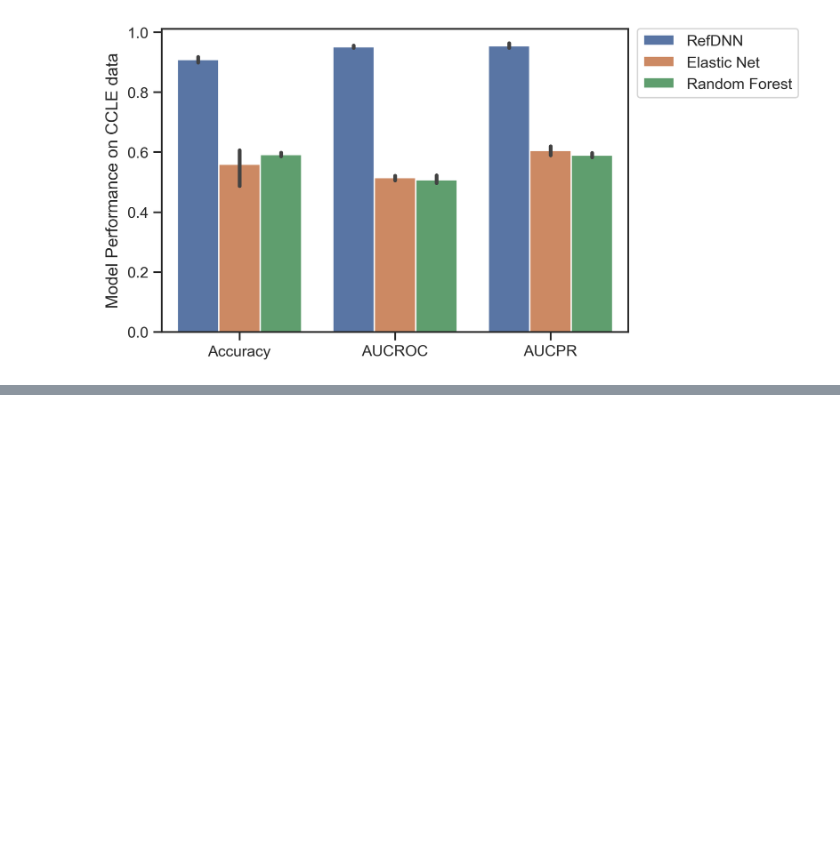
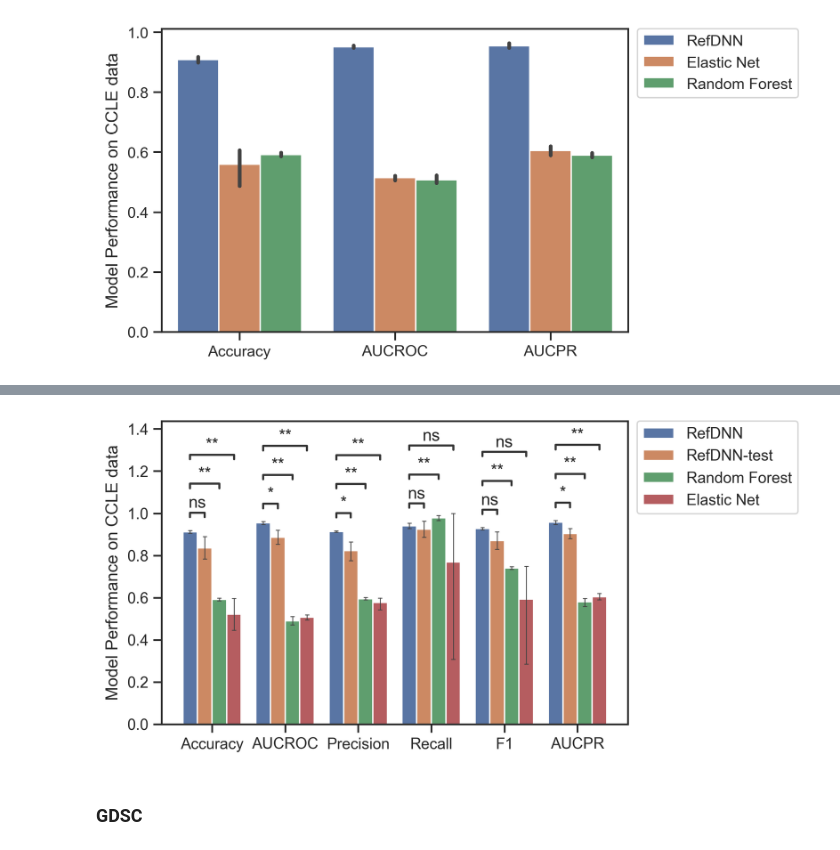
Before and after one commit to delongmeng-aws/RefDNN_reproduction_study, a Jupyter notebook: result_1_performance_comparison.ipynb, the cells around one changed output, grey strips where cells are left out. Saved outputs shown, nothing was run; the diff lists cells and outputs as text; code cells hidden in the pictures; blank space fills up the shorter version.

```diff
--- a/result_1_performance_comparison.ipynb
+++ b/result_1_performance_comparison.ipynb
@@ -116,0 +293,8 @@ plt.legend(bbox_to_anchor=(1.02, 1), loc='upper left', borderaxespad=0);
+# %%
+from statsmodels.sandbox.stats.multicomp import multipletests
+p_adjusted = multipletests(list(p_values_df_CCLE['RefDNN-test']) + list(p_values_df_CCLE['Random Forest']) + list(p_values_df_CCLE['Elastic Net']),
+                           alpha=0.05, method='fdr_bh', is_sorted=False, returnsorted=False)
+p_values_df_CCLE['RefDNN-test adjusted'] = p_adjusted[1][0:6]
+p_values_df_CCLE['Random Forest adjusted'] = p_adjusted[1][6:12]
+p_values_df_CCLE['Elastic Net adjusted'] = p_adjusted[1][12:]
+p_values_df_CCLE
@@ -116,0 +309,5 @@ plt.legend(bbox_to_anchor=(1.02, 1), loc='upper left', borderaxespad=0);
+# %%
+p_values_df_CCLE['RefDNN-test Labels'] = p_values_df_CCLE['RefDNN-test adjusted'].apply(lambda p: '**' if p<0.01 else('*' if p<0.05 else 'ns'))
+p_values_df_CCLE['Random Forest Labels'] = p_values_df_CCLE['Random Forest adjusted'].apply(lambda p: '**' if p<0.01 else('*' if p<0.05 else 'ns'))
+p_values_df_CCLE['Elastic Net Labels'] = p_values_df_CCLE['Elastic Net adjusted'].apply(lambda p: '**' if p<0.01 else('*' if p<0.05 else 'ns'))
+p_values_df_CCLE
@@ -116,0 +322,51 @@ plt.legend(bbox_to_anchor=(1.02, 1), loc='upper left', borderaxespad=0);
+# %%
+# label statistical test result on the plot
+
+p_values = list(p_values_df_CCLE['RefDNN-test Labels']) + list(p_values_df_CCLE['Random Forest Labels']) + list(p_values_df_CCLE['Elastic Net Labels'])
+
+pairs = [[('Accuracy', 'RefDNN'), ('Accuracy', 'RefDNN-test')],
+         [('AUCROC', 'RefDNN'), ('AUCROC', 'RefDNN-test')],
+         [('Precision', 'RefDNN'), ('Precision', 'RefDNN-test')],
+         [('Recall', 'RefDNN'), ('Recall', 'RefDNN-test')],
+         [('F1', 'RefDNN'), ('F1', 'RefDNN-test')],
+         [('AUCPR', 'RefDNN'), ('AUCPR', 'RefDNN-test')],
+         [('Accuracy', 'RefDNN'), ('Accuracy', 'Random Forest')],
+         [('AUCROC', 'RefDNN'), ('AUCROC', 'Random Forest')],
+         [('Precision', 'RefDNN'), ('Precision', 'Random Forest')],
+         [('Recall', 'RefDNN'), ('Recall', 'Random Forest')],
+         [('F1', 'RefDNN'), ('F1', 'Random Forest')],
+         [('AUCPR', 'RefDNN'), ('AUCPR', 'Random Forest')],
+         [('Accuracy', 'RefDNN'), ('Accuracy', 'Elastic Net')],
+         [('AUCROC', 'RefDNN'), ('AUCROC', 'Elastic Net')],
+         [('Precision', 'RefDNN'), ('Precision', 'Elastic Net')],
+         [('Recall', 'RefDNN'), ('Recall', 'Elastic Net')],
+         [('F1', 'RefDNN'), ('F1', 'Elastic Net')],
+         [('AUCPR', 'RefDNN'), ('AUCPR', 'Elastic Net')]]
+
+models = ['RefDNN', 'RefDNN-test', 'Random Forest', 'Elastic Net']
+metrics = ['Accuracy', 'AUCROC', 'Precision', 'Recall', 'F1', 'AUCPR']
+
+
+# Putting the parameters in a dictionary avoids code duplication
+plotting_parameters = {
+    'data':    CCLE_metrics_tidy,
+    'x':       'metric',
+    'y':       'value',
+    'hue': 'model',
+    'hue_order': models,
+    'order': metrics,
+    'errwidth': 0.6,
+    'capsize': 0.05
+}
+
+ax = sb.barplot(**plotting_parameters);
+plt.xlabel('');
+plt.ylabel('Model Performance on CCLE data');
+lgd = plt.legend(bbox_to_anchor=(1.02, 1), loc='upper left', borderaxespad=0);
+
+# Add annotations
+annotator = Annotator(ax, pairs, **plotting_parameters);
+annotator.set_custom_annotations(p_values);
+annotator.annotate();
+plt.savefig("analysis_output/figure1_CCLE.png", bbox_extra_artists=(lgd,), bbox_inches='tight');
+# %% [output]
@@ -116,0 +390,3 @@ plt.legend(bbox_to_anchor=(1.02, 1), loc='upper left', borderaxespad=0);
+[figure, added]
+# %% [markdown]
+### GDSC
```
Also changed, not shown: parts of 39 cells of this notebook, 26 other files.
